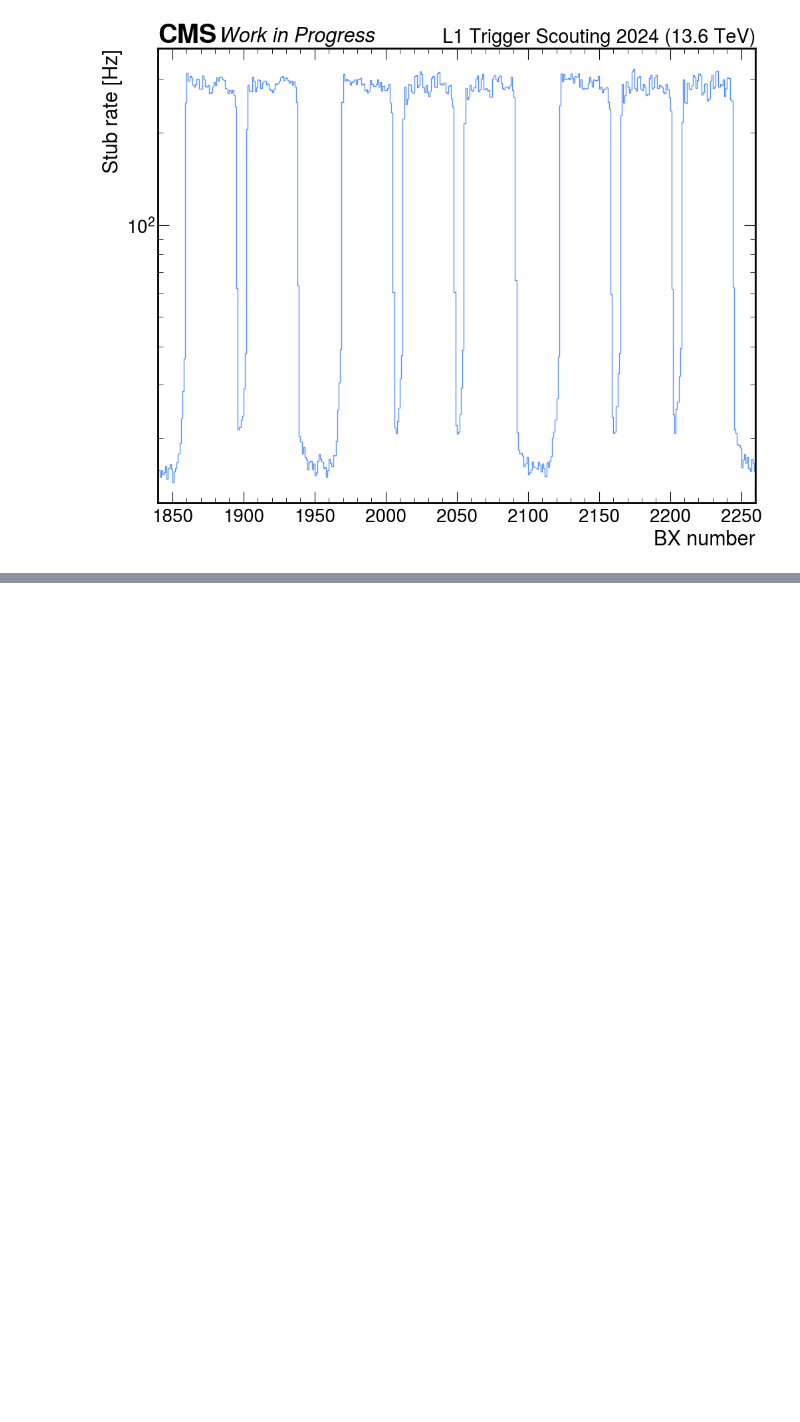
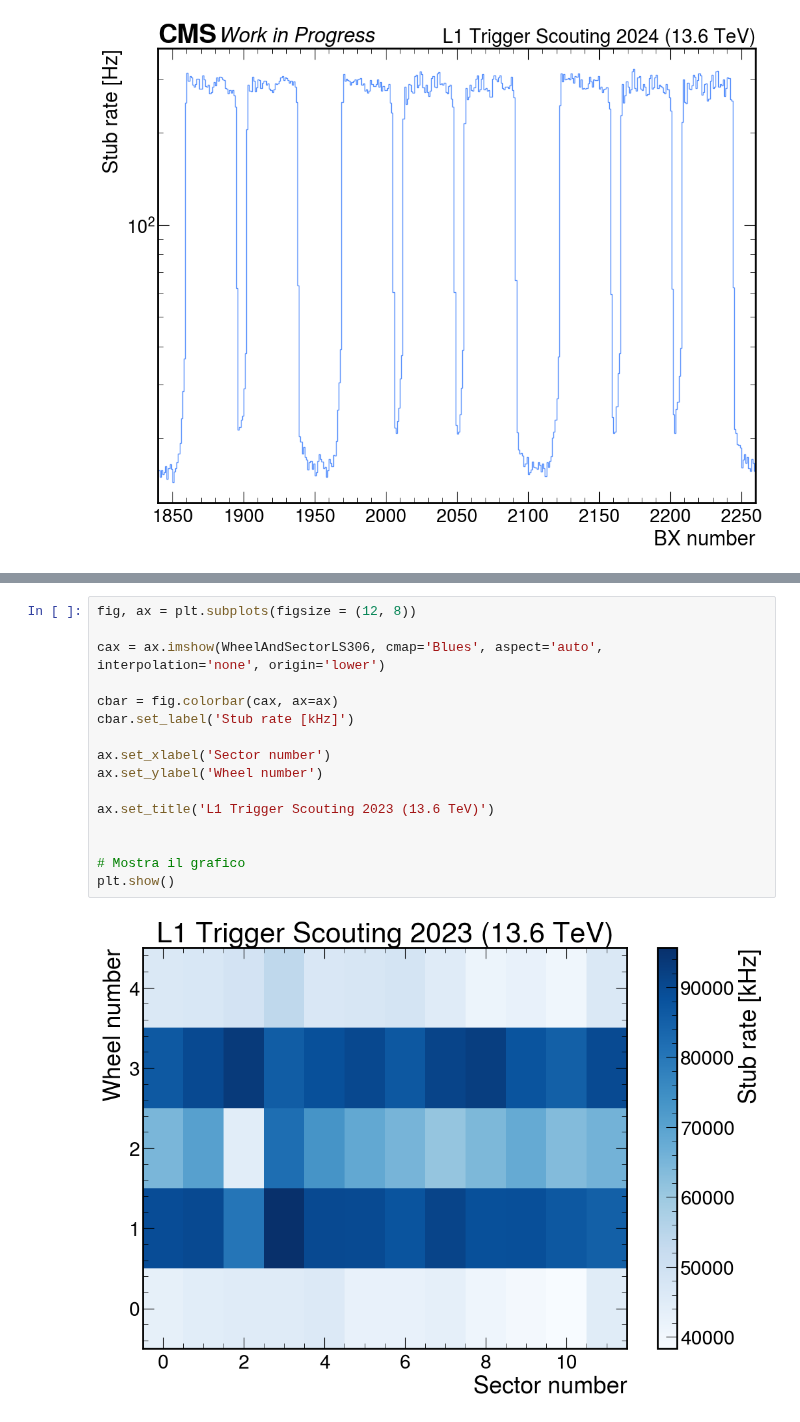
Before and after one commit to francescoreschio/Tesi-Triennale, a Jupyter notebook: Codice/Stubs.ipynb, the cells around one changed output, grey strips where cells are left out. Drawn from its saved outputs; the diff is of its cells as text; blank space fills up the shorter version.

```diff
--- a/Codice/Stubs.ipynb
+++ b/Codice/Stubs.ipynb
@@ -188 +186,19 @@ test = np.zeros((5, 12))
+# %%
+fig, ax = plt.subplots(figsize = (12, 8))
+
+cax = ax.imshow(WheelAndSectorLS306, cmap='Blues', aspect='auto', interpolation='none', origin='lower')
+
+cbar = fig.colorbar(cax, ax=ax)
+cbar.set_label('Stub rate [kHz]')
+
+ax.set_xlabel('Sector number')
+ax.set_ylabel('Wheel number')
+
+ax.set_title('L1 Trigger Scouting 2023 (13.6 TeV)')
+
+
+# Mostra il grafico
+plt.show()
+# %% [output]
+[figure, added]
 # %%
```
Also changed, not shown: parts of 8 cells of this notebook, 2 other files.
